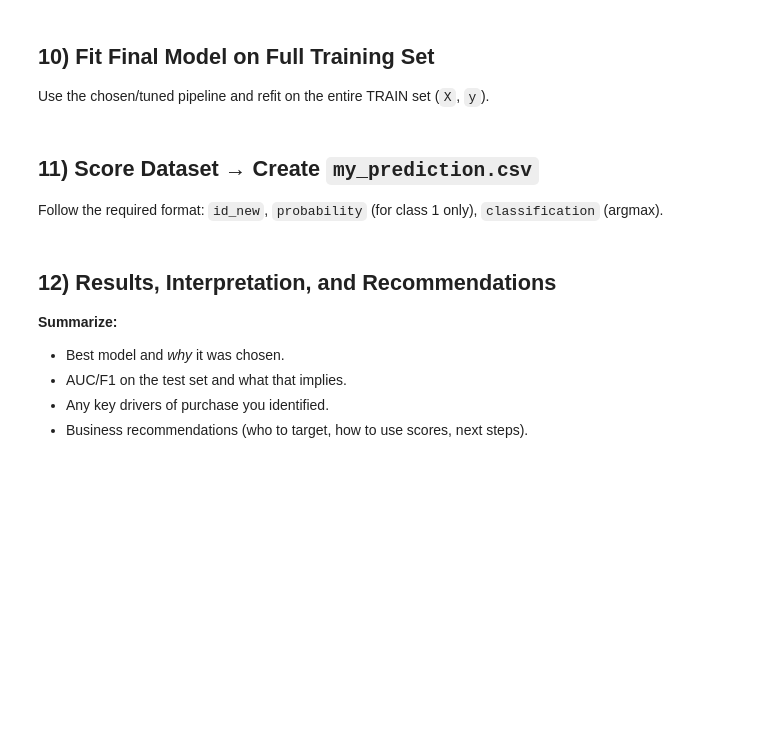
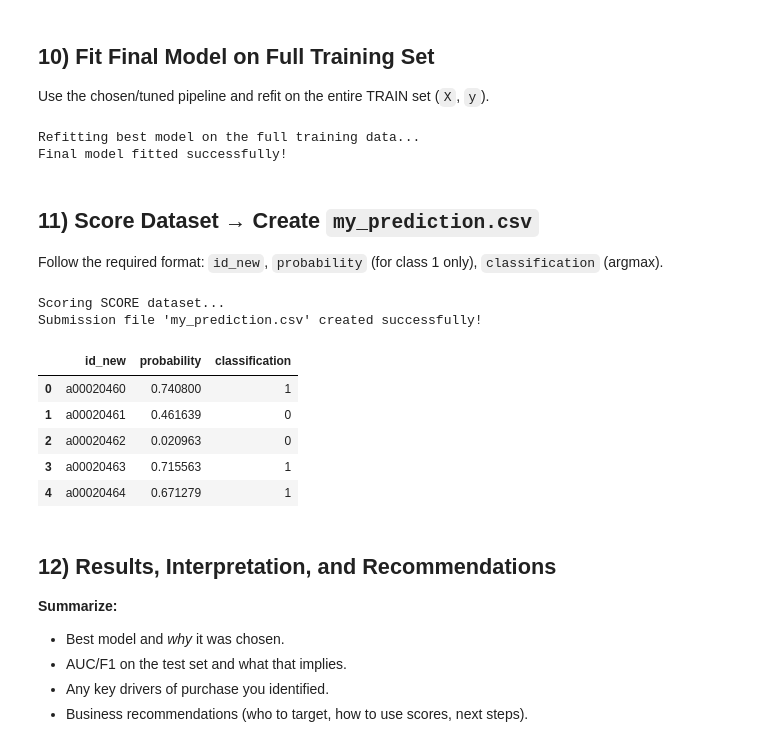
Before and after one commit to AdityaBoghara/Insurance-Classification-Project, a Jupyter notebook: Project_XGBoost.ipynb, the cells around one changed output. Cells and saved outputs as stored; diff of their text form; code cells hidden in the pictures; blank space fills up the shorter version.

Commit message:
Updated notebook and added prediction CSV

```diff
--- a/Project_XGBoost.ipynb
+++ b/Project_XGBoost.ipynb
@@ -254,9 +554,64 @@ Pick the best baseline by AUC/F1, then optionally run a small grid search.
 # %% [markdown]
 ## 10) Fit Final Model on Full Training Set
 Use the chosen/tuned pipeline and refit on the entire TRAIN set (`X`, `y`).
+# %%
+# MC
+
+print("Refitting best model on the full training data...")
+
+final_xgb = XGBClassifier(
+    n_estimators = random_search.best_params_['n_estimators'],
+    max_depth = random_search.best_params_['max_depth'],
+    learning_rate = random_search.best_params_['learning_rate'],
+    subsample = random_search.best_params_['subsample'],
+    colsample_bytree = random_search.best_params_['colsample_bytree'],
+    scale_pos_weight = random_search.best_params_['scale_pos_weight'],
+    eval_metric = 'logloss',
+    random_state = RANDOM_STATE
+)
+
+# Fit on ALL training rows (no split now)
+final_xgb.fit(X, y)
+
+print("Final model fitted successfully!")
+# %% [output]
+Refitting best model on the full training data...
+Final model fitted successfully!
 # %% [markdown]
 ## 11) Score Dataset → Create `my_prediction.csv`
 Follow the required format: `id_new`, `probability` (for class 1 only), `classification` (argmax).
+# %%
+# MC
+print("Scoring SCORE dataset...")
+
+# 1. Predict probability of buying (class 1)
+score_proba = final_xgb.predict_proba(X_score)[:, 1]
+
+# 2. Convert probabilities to class predictions (threshold 0.5)
+score_pred = (score_proba >= 0.5).astype(int)
+
+# 3. Build submission DataFrame
+submission = pd.DataFrame({
+    "id_new": score_ids,
+    "probability": score_proba,
+    "classification": score_pred
+})
+
+# 4. Save to CSV
+submission_file = "my_prediction.csv"
+submission.to_csv(submission_file, index=False)
+
+print(f"Submission file '{submission_file}' created successfully!")
+submission.head()
+# %% [output]
+Scoring SCORE dataset...
+Submission file 'my_prediction.csv' created successfully!
+|  | id_new | probability | classification |
+| 0 | a00020460 | 0.740800 | 1 |
+| 1 | a00020461 | 0.461639 | 0 |
+| 2 | a00020462 | 0.020963 | 0 |
+| 3 | a00020463 | 0.715563 | 1 |
+| 4 | a00020464 | 0.671279 | 1 |
 # %% [markdown]
 ## 12) Results, Interpretation, and Recommendations
 **Summarize:**
```
Also changed, not shown: parts of 14 cells of this notebook, 1 other file.
